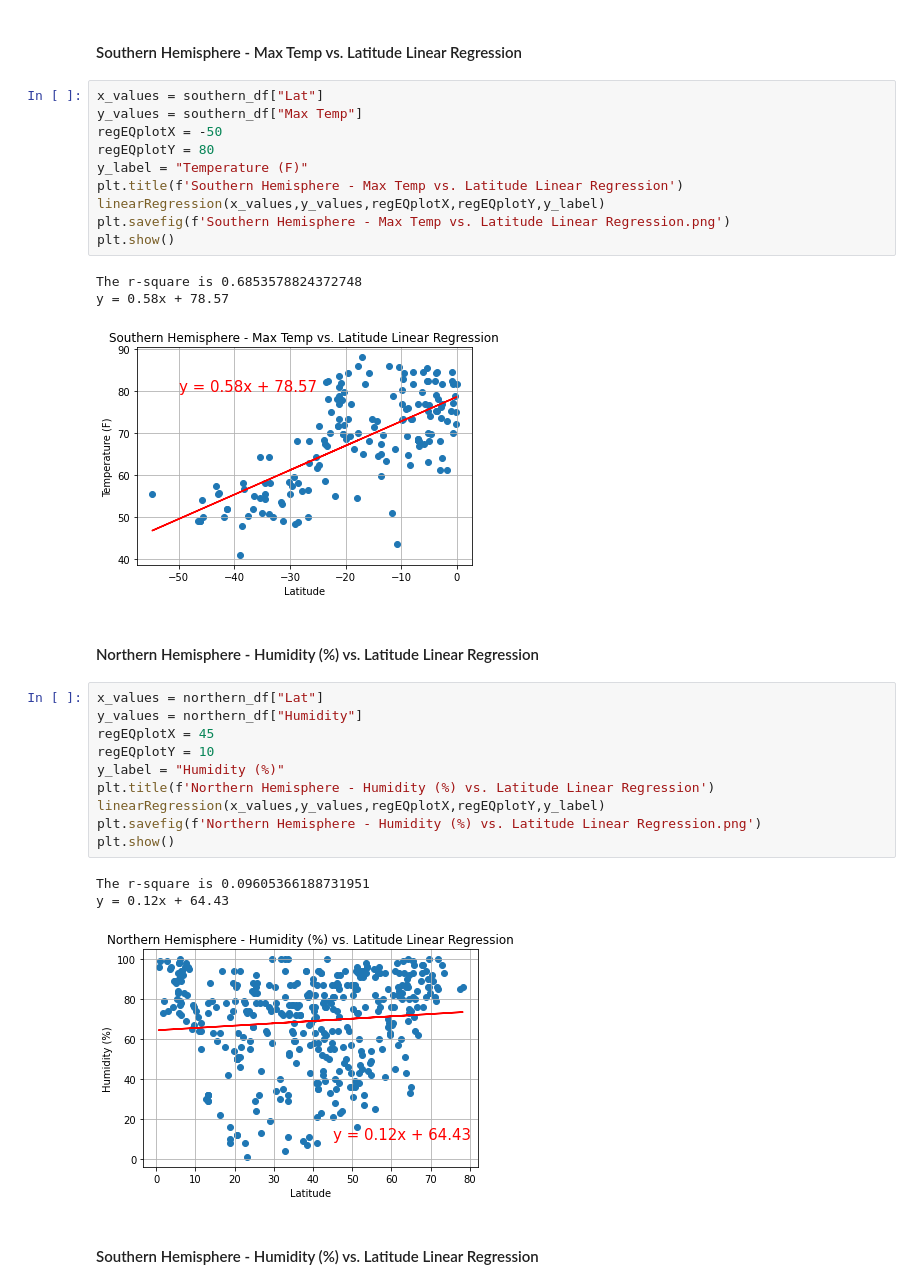
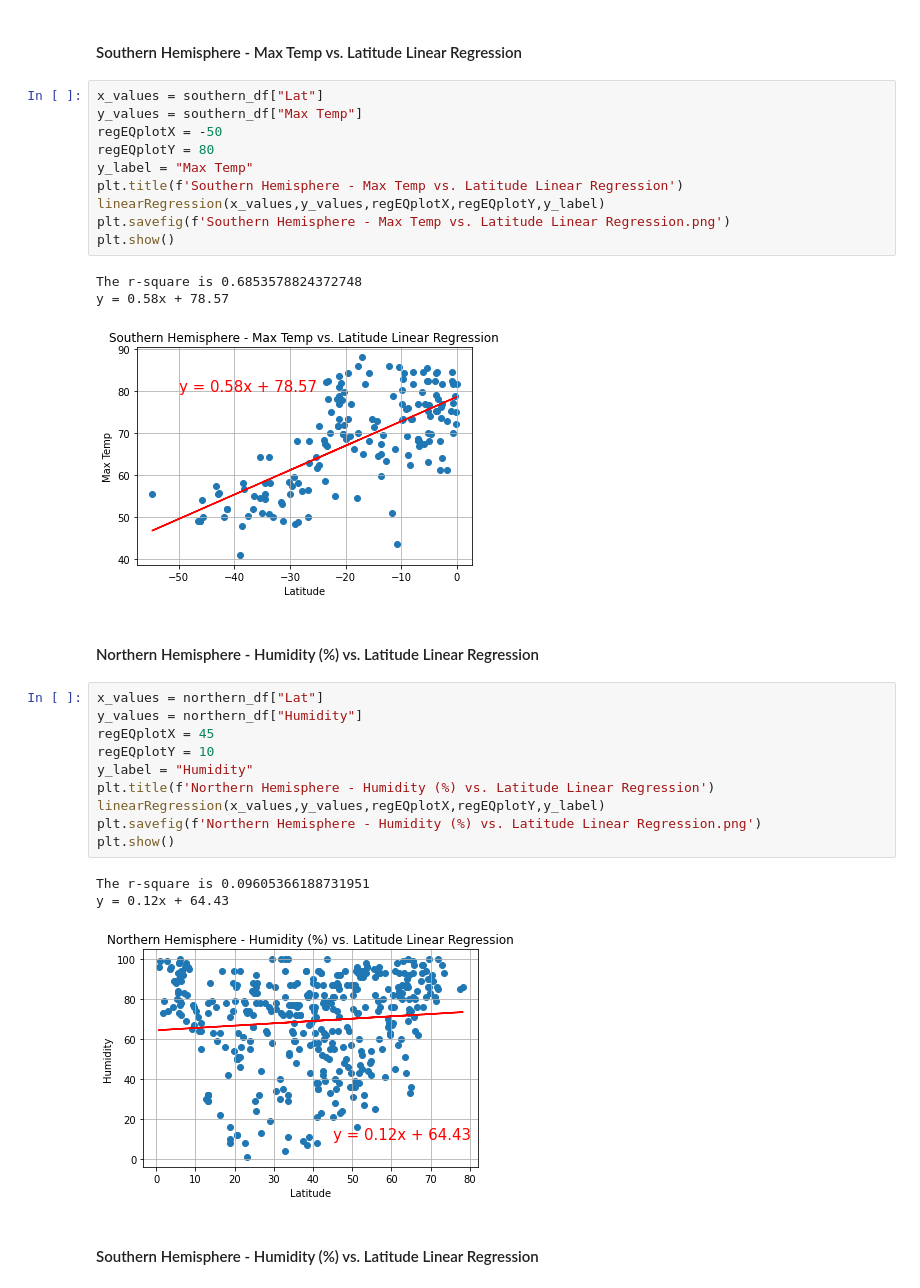
Before and after one commit to dalismo/python-api-challenge, a Jupyter notebook: WeatherPy/WeatherPy.ipynb, the cells around one changed output. Drawn from its saved outputs; the diff is of its cells as text.

```diff
--- a/WeatherPy/WeatherPy.ipynb
+++ b/WeatherPy/WeatherPy.ipynb
@@ -284,17 +284,17 @@ y = -0.8x + 91.54
 # %%
 x_values = southern_df["Lat"]
 y_values = southern_df["Max Temp"]
 regEQplotX = -50
 regEQplotY = 80
-y_label = "Temperature (F)"
+y_label = "Max Temp"
 plt.title(f'Southern Hemisphere - Max Temp vs. Latitude Linear Regression')
 linearRegression(x_values,y_values,regEQplotX,regEQplotY,y_label)
 plt.savefig(f'Southern Hemisphere - Max Temp vs. Latitude Linear Regression.png')
 plt.show()
 # %% [output]
 The r-square is 0.6853578824372748
 y = 0.58x + 78.57
-[figure, old version]
+[figure, new version]
 # %% [markdown]
 ####  Northern Hemisphere - Humidity (%) vs. Latitude Linear Regression
 # %%
@@ -302,7 +302,7 @@ x_values = northern_df["Lat"]
 y_values = northern_df["Humidity"]
 regEQplotX = 45
 regEQplotY = 10
-y_label = "Humidity (%)"
+y_label = "Humidity"
 plt.title(f'Northern Hemisphere - Humidity (%) vs. Latitude Linear Regression')
 linearRegression(x_values,y_values,regEQplotX,regEQplotY,y_label)
 plt.savefig(f'Northern Hemisphere - Humidity (%) vs. Latitude Linear Regression.png')
@@ -310,7 +310,7 @@ plt.show()
 # %% [output]
 The r-square is 0.09605366188731951
 y = 0.12x + 64.43
-[figure, old version]
+[figure, new version]
 # %% [markdown]
 ####  Southern Hemisphere - Humidity (%) vs. Latitude Linear Regression
 # %%
```
Also changed, not shown: parts of 3 cells of this notebook, 5 other files.
